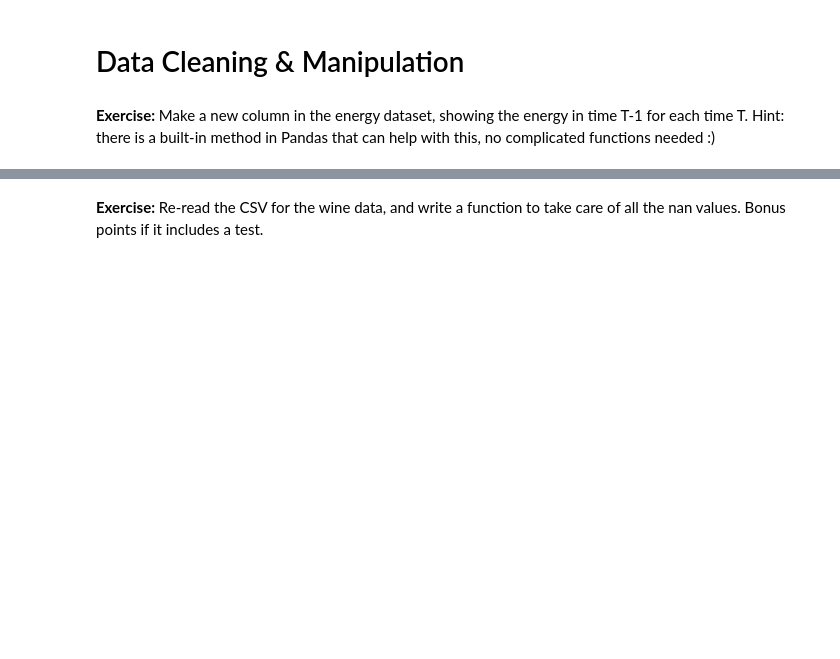
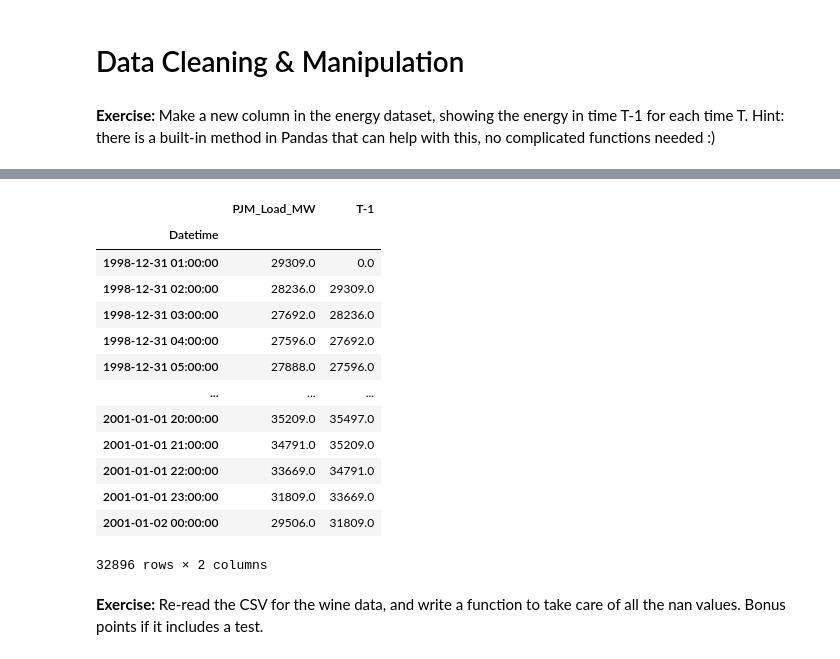
Before and after one commit to utstikkar/DSR_Pandas, a Jupyter notebook: answers/3. Data Cleaning & Manipulation-answers.ipynb, the cells around one changed output, grey strips where cells are left out. Drawn from its saved outputs; the diff is of its cells as text; code cells hidden in the pictures; blank space fills up the shorter version.

```diff
--- a/answers/3. Data Cleaning & Manipulation-answers.ipynb
+++ b/answers/3. Data Cleaning & Manipulation-answers.ipynb
@@ -23,3 +24,25 @@ energy.head()
+# %%
+#solution 2
+energy = pd.read_csv('../data/energy/PJM_Load_hourly.csv', parse_dates=True, index_col=0)
+energyNew = energy
+energyNew["T-1"] = energyNew["PJM_Load_MW"] * 0
+energyNew["T-1"].iloc[1:energy.shape[0]]= energyNew["PJM_Load_MW"].iloc[0:energy.shape[0]-1]
+energyNew
+# %% [output]
+|  | PJM_Load_MW | T-1 |
+| Datetime |  |  |
+| 1998-12-31 01:00:00 | 29309.0 | 0.0 |
+| 1998-12-31 02:00:00 | 28236.0 | 29309.0 |
+| 1998-12-31 03:00:00 | 27692.0 | 28236.0 |
+| 1998-12-31 04:00:00 | 27596.0 | 27692.0 |
+| 1998-12-31 05:00:00 | 27888.0 | 27596.0 |
+| ... | ... | ... |
+| 2001-01-01 20:00:00 | 35209.0 | 35497.0 |
+| 2001-01-01 21:00:00 | 34791.0 | 35209.0 |
+| 2001-01-01 22:00:00 | 33669.0 | 34791.0 |
+| 2001-01-01 23:00:00 | 31809.0 | 33669.0 |
+| 2001-01-02 00:00:00 | 29506.0 | 31809.0 |
+32896 rows × 2 columns
 # %% [markdown]
 **Exercise:** Re-read the CSV for the wine data, and write a function to take care of all the nan values. Bonus points if it includes a test.
 # %%
```
Also changed, not shown: parts of 4 cells of this notebook, 1 other file.
